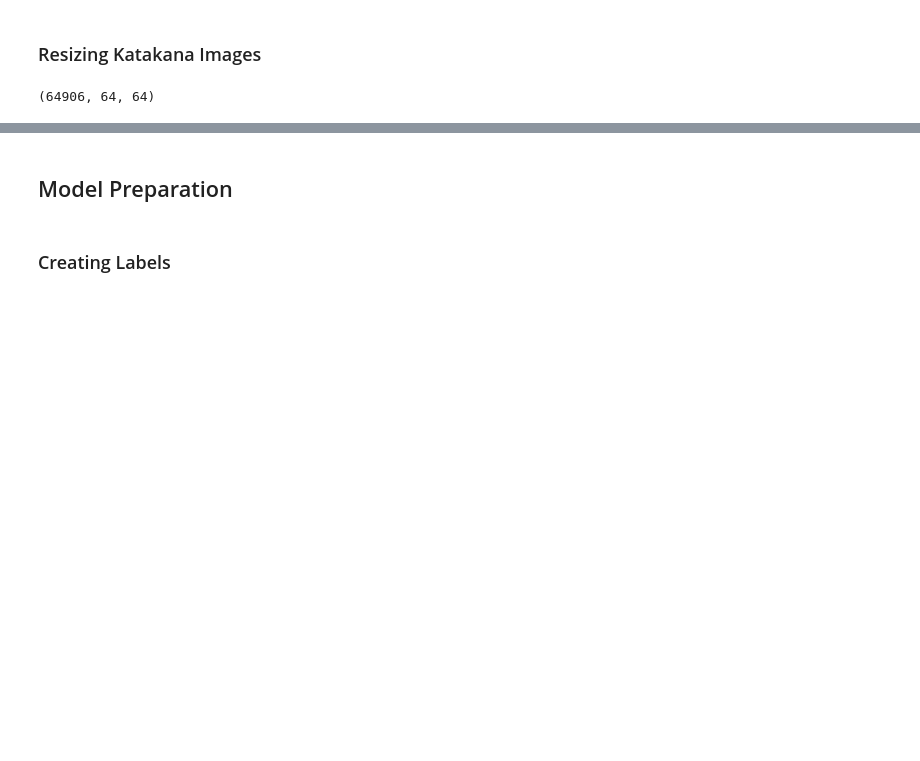
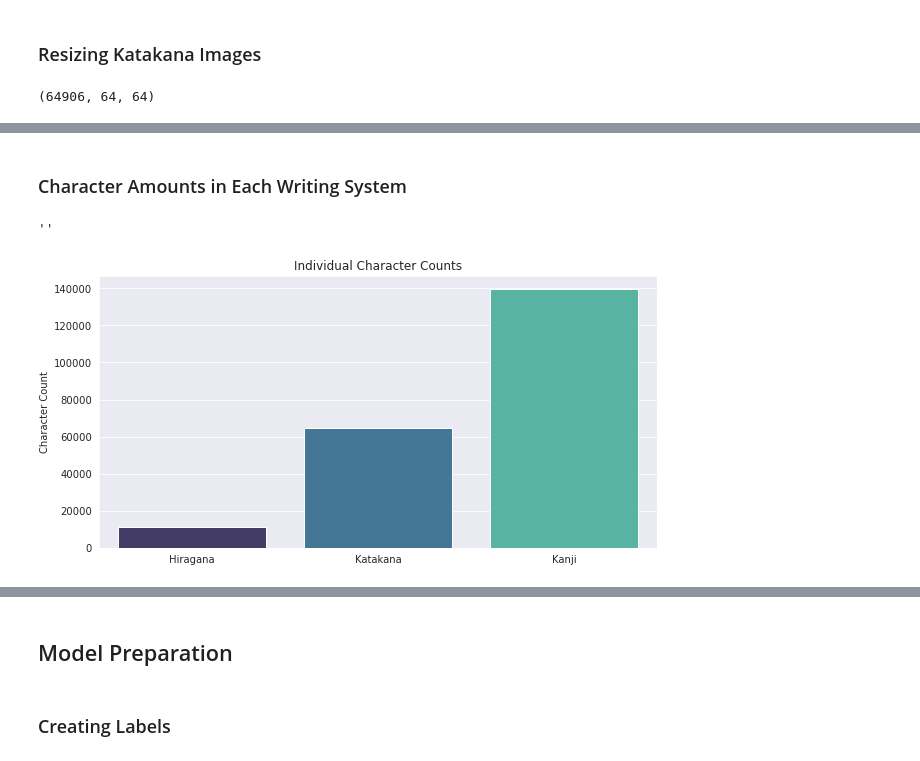
Before and after one commit to Mynusjanai/japanese_classification, a Jupyter notebook: japanese_classification.ipynb, the cells around one changed output, grey strips where cells are left out. Cells and saved outputs as stored; diff of their text form; code cells hidden in the pictures; blank space fills up the shorter version.

```diff
--- a/japanese_classification.ipynb
+++ b/japanese_classification.ipynb
@@ -339,0 +339,17 @@ katakana_images.shape
+# %% [markdown]
+### Character Amounts in Each Writing System
+# %%
+char_data = {'Hiragana': hiragana_chars, 'Katakana': katakana_chars, 'Kanji': kanji_chars}
+char_names = list(char_data.keys())
+char_values = list(char_data.values())
+
+with sns.axes_style("darkgrid"):
+    plt.figure(figsize = (10, 5))
+    plt.title('Individual Character Counts')
+    plt.ylabel('Character Count')
+    sns.barplot(x = char_names, y = char_values, palette = 'mako')
+    # plt.savefig('img/chars.png')
+;
+# %% [output]
+''
+[figure, added]
```
Also changed, not shown: parts of 50 cells of this notebook, 6 other files.
